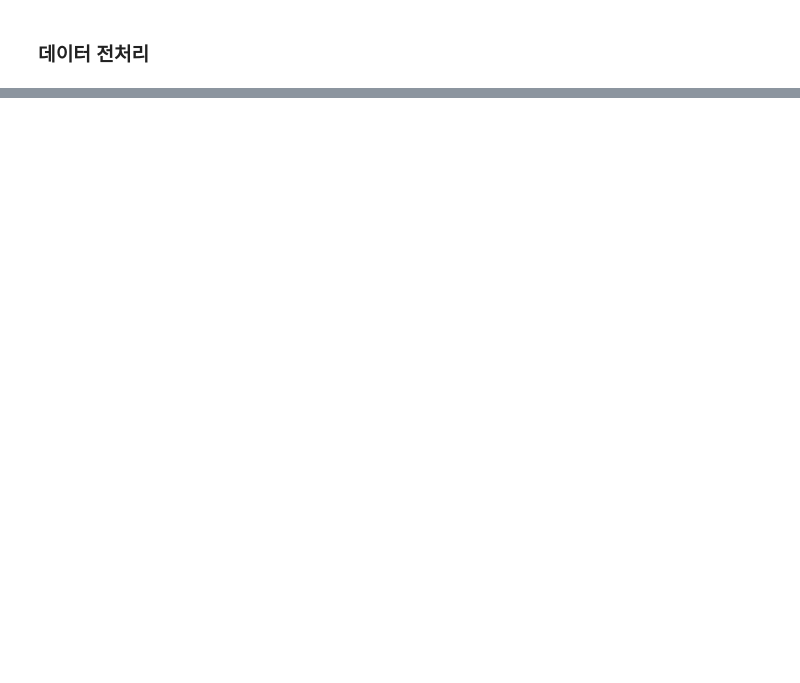
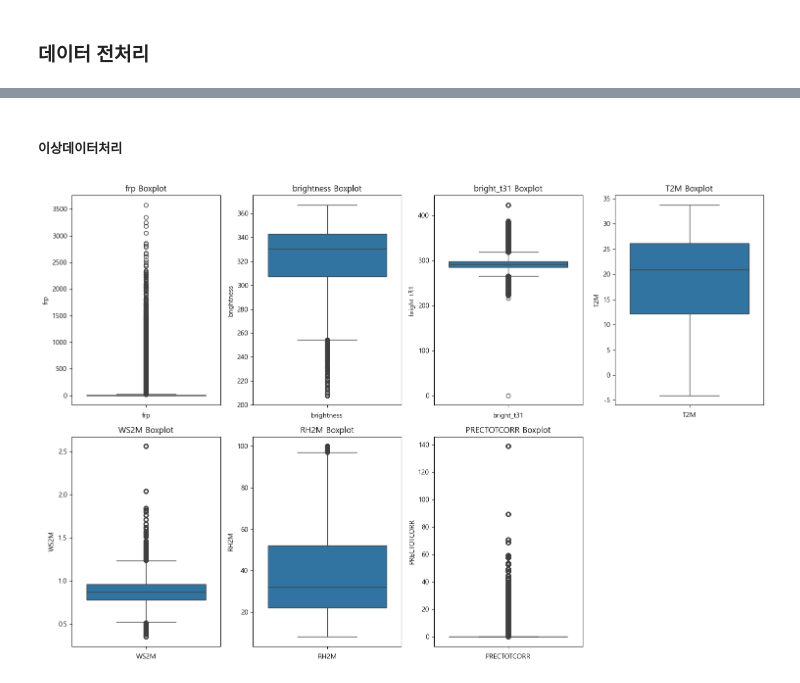
Before and after one commit to 2025-ML-miniProject01/bokey, a Jupyter notebook: wildfire_USA.ipynb, the cells around one changed output, grey strips where cells are left out. Drawn from its saved outputs; the diff is of its cells as text; code cells hidden in the pictures; blank space fills up the shorter version.

```diff
--- a/wildfire_USA.ipynb
+++ b/wildfire_USA.ipynb
@@ -228,3 +226,18 @@ import pandas as pd
+# %%
+import pandas as pd
+
+### 시각화 라이브러리 정의
+# - 파이썬에서 사용되는 기본 시각화 라이브러리
+import matplotlib.pyplot as plt
+
+# - 히트맵 라이브러리
+import seaborn as sns
+
+### 한글처리
+plt.rc("font", family="Malgun Gothic")
+
+# - 마이너스 기호 깨짐 처리
+plt.rcParams["axes.unicode_minus"] = False
 # %% [markdown]
 ### 데이터 불러오기
 # %%
@@ -342,2 +355,5 @@ memory usage: 1.2+ GB
+# %%
+### Datetime 형식변환
+merged_wildfire_df['datetime'] = pd.to_datetime(merged_wildfire_df['datetime'])
 # %% [markdown]
 ### 데이터 전처리
@@ -417,0 +440,55 @@ dtype: int64
+# %% [markdown]
+##### 이상데이터처리
+# %%
+# 여러 변수에 대해 boxplot을 한 번에 그리기
+plt.figure(figsize=(15, 10))
+
+# 각 변수에 대해 Boxplot 생성
+variables = ["frp", "brightness", "bright_t31", "T2M", "WS2M", "RH2M", "PRECTOTCORR"]
+for i, v in enumerate(variables, 1):
+    plt.subplot(2, 4, i) # 2행 4열
+    sns.boxplot(merged_wildfire_df[v])
+    plt.title(f"{v} Boxplot")
+    plt.xlabel(v)
+
+plt.tight_layout()
+plt.show()
+
+### 해석
+# 1. frp Boxplot (Fire Radiative Power)
+# 이상치: 500에서 3500 사이에 여러 점이 흩어져 있음.
+#         이는 극단적으로 높은 frp 값을 가진 몇 가지 관측치를 의미할 수 있음 (예: 대규모 산불).
+# 해석: 대부분의 산불은 낮은 방사 에너지를 가지지만, 드물게 매우 강한 산불이 발생할 수 있음.
+
+# 2. brightness Boxplot (밝기)
+# 이상치: 250미만의 수들
+# 해석: 밝기 값은 대체로 일정하지만, 일부 관측치가 약간 더 어두운 밝기를 가짐. 이는 센서 감도나 특정 조건(예: 낮 시간 대형 화재)에 의한 것일 수 있음.
+
+# 3. bright_t31 Boxplot
+# 이상치: 300 이상에 몇 개의 점이 있음.
+# 해석: bright_t31(31번째 채널의 밝기)은 약간 더 넓은 분포를 보이며, 일부 높은 값이 이상치로 나타남. 이는 특정 환경(예: 구름이나 연기)에 영향을 받을 수 있음.
+
+# 4. TZM Boxplot (2m 높이 기온)
+# 이상치: 거의 없음.
+# 해석: 기온 데이터는 비교적 균일하며, 산불 발생 시 평균 기온이 15~20도 사이인 경우가 많음을 시사. 극단적인 이상치는 드물음.
+
+# 5. WS2M Boxplot (2m 높이 풍속)
+# 이상치: 약 5 이상에 몇 개의 점이 있음.
+# 해석: 풍속은 대체로 낮지만, 일부 지역에서 높은 풍속(이상치)이 산불 확산에 기여했을 가능성이 있음.
+
+# 6. RH2M Boxplot (2m 높이 상대습도)
+# 이상치: 약 100 이상에 몇 개의 점이 있음 (습도가 100%를 초과하는 것은 측정 오류 가능성).
+# 해석: 상대습도는 다양하며, 산불 발생 시 습도가 40~80% 사이인 경우가 많음. 이상치는 데이터 정제가 필요할 수 있음.
+
+# 7. PRECTOTCORR Boxplot (교정된 총 강수량)
+# 이상치: 100~140 사이에 몇 개의 점이 있음.
+# 해석: 대부분의 산불 발생 시 강수량은 거의 없었으나,
+#       드물게 높은 강수량이 기록됨. 이는 산불이 발생한 후 소화된 경우일 수 있음.
+
+# 종합 해석:
+# 분포 특징: 대부분의 변수(특히 frp, PRECTOTCORR)는 중앙값이 낮고 이상치가 두드러짐.
+#            이는 산불 데이터가 극단적인 사건에 의해 영향을 받는 경향이 있음을 보여줌.
+# 환경 요인: WS2M(풍속)과 RH2M(상대습도)는 약간의 변동성을 보이며, 산불 확산에 중요한 역할을 할 수 있음. TZM(기온)은 비교적 안정적.
+# 데이터 정제 필요성: 일부 이상치(예: RH2M > 100%, PRECTOTCORR > 100)는 측정 오류나 비정상적인 조건일 수 있으니 검토가 필요.
+# %% [output]
+[figure, added]
```
Also changed, not shown: parts of 11 cells of this notebook.
